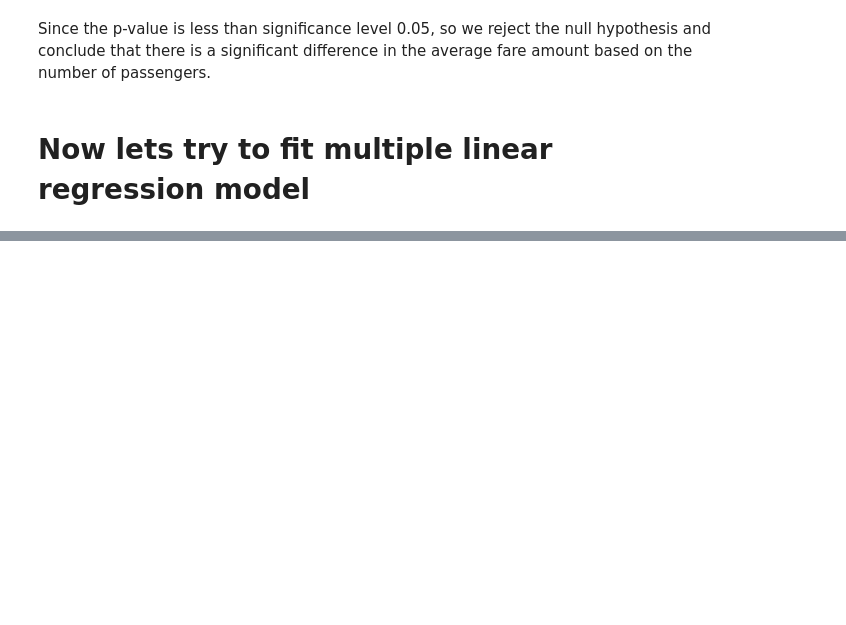
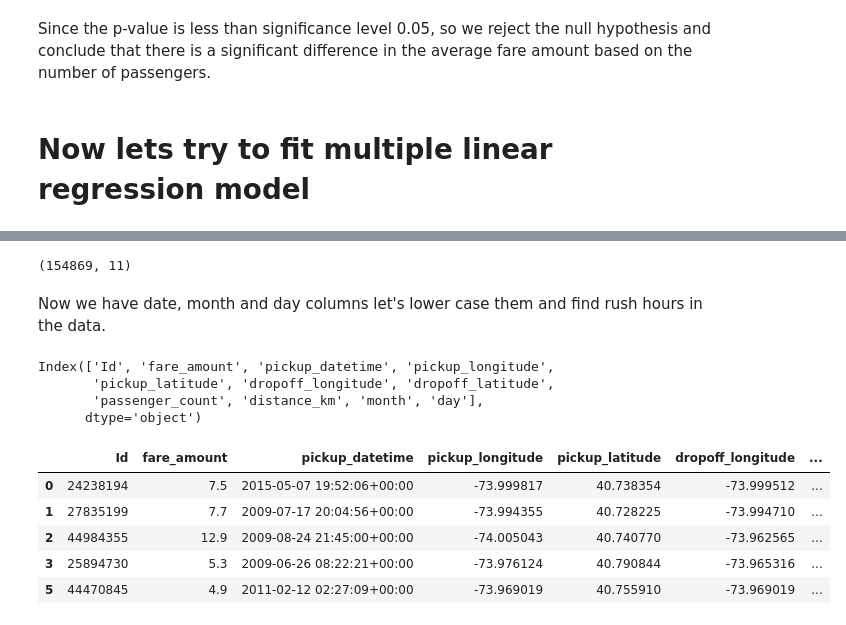
Before and after one commit to rashidulhaq-coding/data-analysis, a Jupyter notebook: uber-taxi-fares.ipynb, the cells around one changed output, grey strips where cells are left out. Drawn from its saved outputs; the diff is of its cells as text; code cells hidden in the pictures; blank space fills up the shorter version.

```diff
--- a/uber-taxi-fares.ipynb
+++ b/uber-taxi-fares.ipynb
@@ -457,0 +551,26 @@ Since the p-value is less than significance level 0.05, so we reject the null hy
+# %%
+def outlier_imputer(df, column_list, iqr_factor):
+    df_copy = df.copy()  # Work on a copy of the dataframe
+
+    for col in column_list:
+        q1 = df_copy[col].quantile(0.25)
+        q3 = df_copy[col].quantile(0.75)
+        iqr = q3 - q1
+        upper_threshold = q3 + (iqr_factor * iqr)
+        lower_threshold = q1 - (iqr_factor * iqr)
+
+        print(col)
+        print('q3:', q3)
+        print('upper_threshold:', upper_threshold)
+
+        print('q1:', q1)
+        print('lower_threshold:', lower_threshold)
+
+        # Filter out outliers
+        df_copy = df_copy[(df_copy[col] <= upper_threshold) & (df_copy[col] >= lower_threshold)]
+        print(df_copy[col].describe())
+        print()
+
+    return df_copy
+# %%
+df1 = outlier_imputer(df1, ['fare_amount','distance_km','passenger_count'], 1.5)
@@ -457,0 +595,25 @@ Since the p-value is less than significance level 0.05, so we reject the null hy
+# %%
+df1.shape
+# %% [output]
+(154869, 11)
+# %% [markdown]
+Now we have date, month and day columns let's lower case them and  find rush hours in the data.
+# %%
+df1.columns
+# %% [output]
+Index(['Id', 'fare_amount', 'pickup_datetime', 'pickup_longitude',
+       'pickup_latitude', 'dropoff_longitude', 'dropoff_latitude',
+       'passenger_count', 'distance_km', 'month', 'day'],
+      dtype='object')
+# %%
+df1['day'] = df1['day'].str.lower()
+df1['month'] = df1['pickup_datetime'].dt.strftime('%b').str.lower()
+# %%
+df1.head()
+# %% [output]
+|  | Id | fare_amount | pickup_datetime | pickup_longitude | pickup_latitude | dropoff_longitude | ... |
+| 0 | 24238194 | 7.5 | 2015-05-07 19:52:06+00:00 | -73.999817 | 40.738354 | -73.999512 | ... |
+| 1 | 27835199 | 7.7 | 2009-07-17 20:04:56+00:00 | -73.994355 | 40.728225 | -73.994710 | ... |
+| 2 | 44984355 | 12.9 | 2009-08-24 21:45:00+00:00 | -74.005043 | 40.740770 | -73.962565 | ... |
+| 3 | 25894730 | 5.3 | 2009-06-26 08:22:21+00:00 | -73.976124 | 40.790844 | -73.965316 | ... |
+| 5 | 44470845 | 4.9 | 2011-02-12 02:27:09+00:00 | -73.969019 | 40.755910 | -73.969019 | ... |
```
Also changed, not shown: parts of 30 cells of this notebook.
